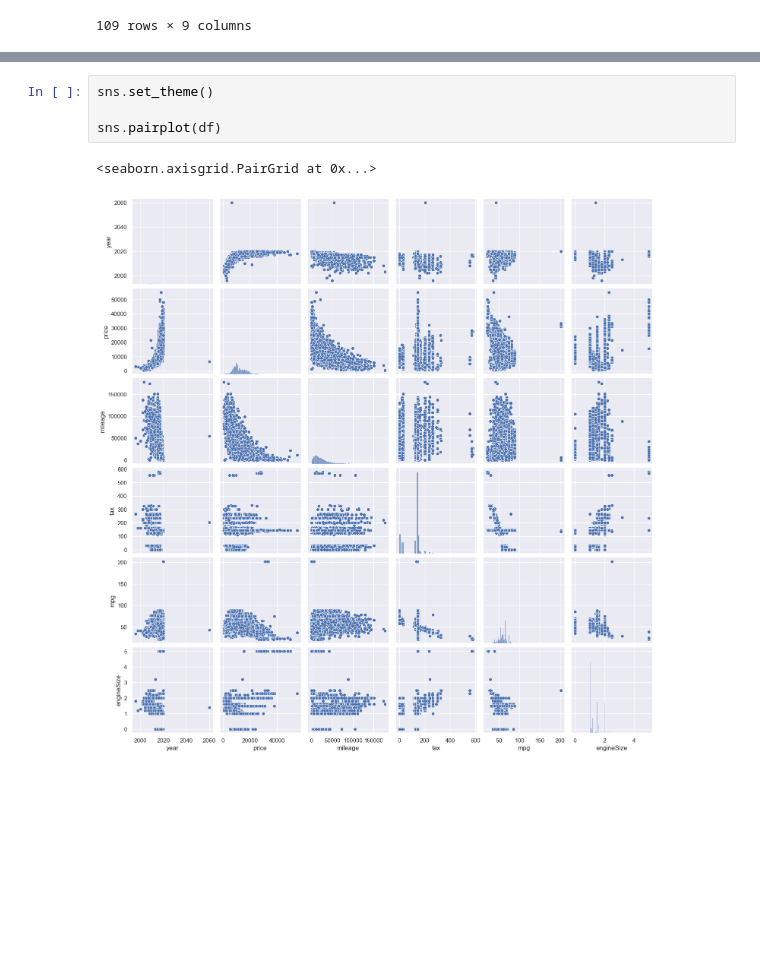
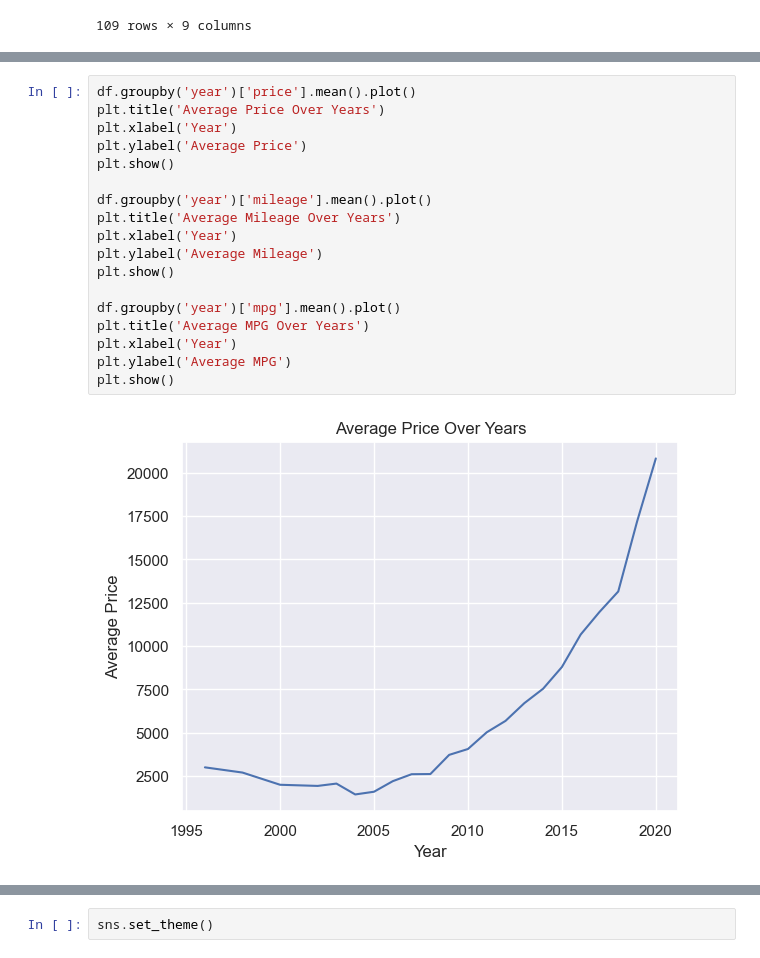
Before and after one commit to wyattbroyles/skillstorm, a Jupyter notebook: QAs/qa1.ipynb, the cells around one changed output, grey strips where cells are left out. Cells and saved outputs as stored; diff of their text form; blank space fills up the shorter version.

```diff
--- a/QAs/qa1.ipynb
+++ b/QAs/qa1.ipynb
@@ -178,0 +204,20 @@ type_stats.round(1).sort_values(("price", 'mean'), ascending=False)
+# %%
+df.groupby('year')['price'].mean().plot()
+plt.title('Average Price Over Years')
+plt.xlabel('Year')
+plt.ylabel('Average Price')
+plt.show()
+
+df.groupby('year')['mileage'].mean().plot()
+plt.title('Average Mileage Over Years')
+plt.xlabel('Year')
+plt.ylabel('Average Mileage')
+plt.show()
+
+df.groupby('year')['mpg'].mean().plot()
+plt.title('Average MPG Over Years')
+plt.xlabel('Year')
+plt.ylabel('Average MPG')
+plt.show()
+# %% [output]
+[figure, added]
@@ -179,7 +226,2 @@ type_stats.round(1).sort_values(("price", 'mean'), ascending=False)
 # %%
 sns.set_theme()
-
-sns.pairplot(df)
-# %% [output]
-<seaborn.axisgrid.PairGrid at 0x...>
-[figure, removed]
```
Also changed, not shown: parts of 19 cells of this notebook, 7 other files.
